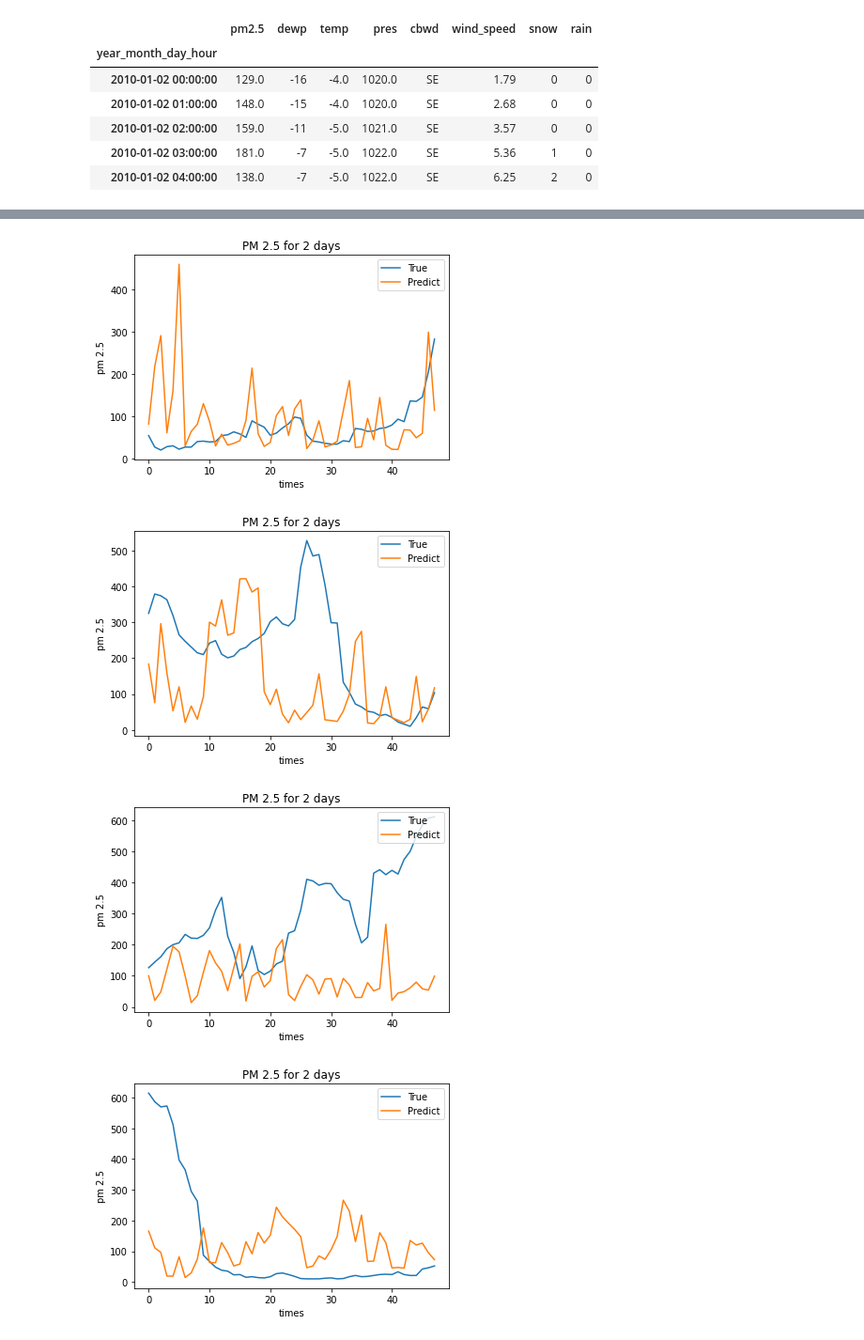
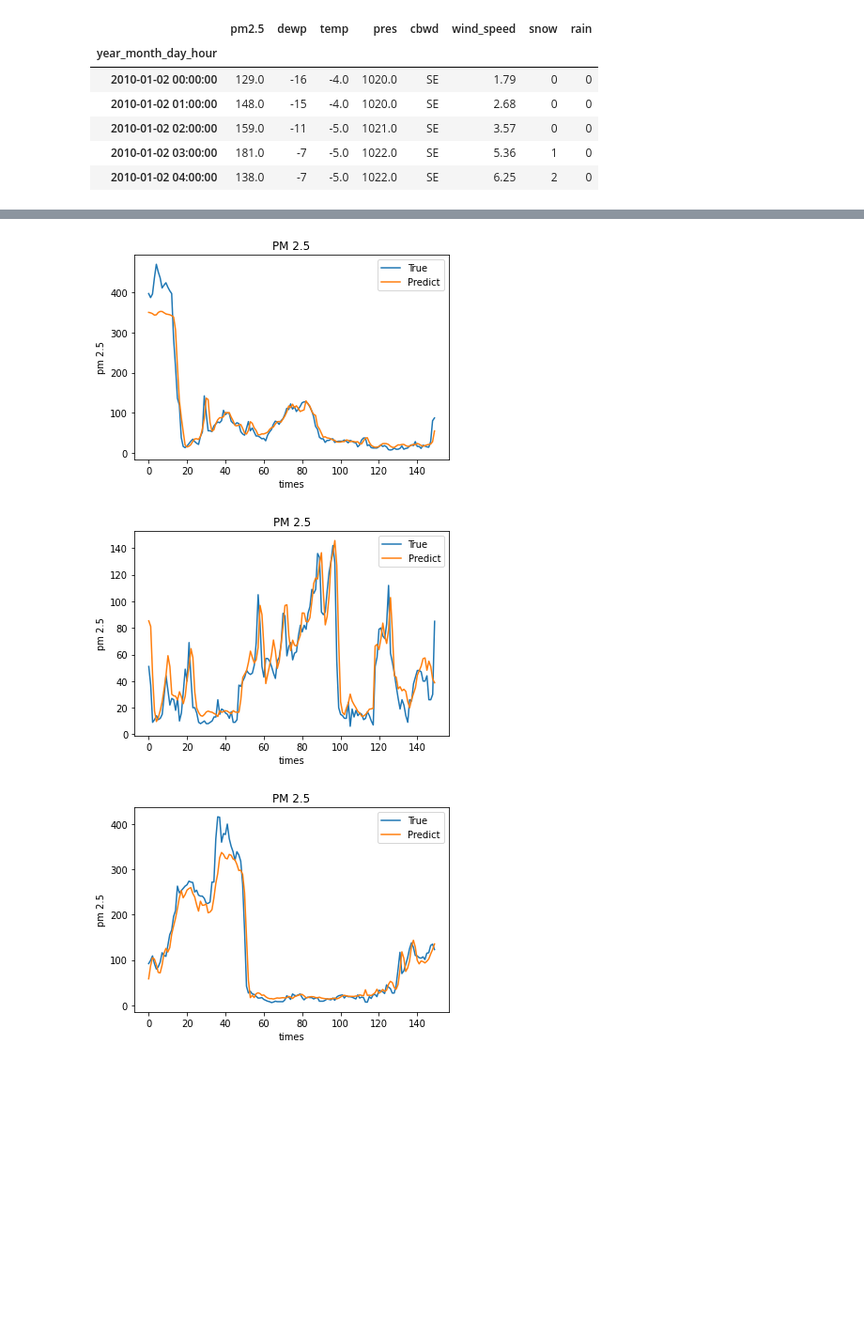
Before and after one commit to Gun1Yun/DL_Study, a Jupyter notebook: RNN/lstm_layer.ipynb, the cells around one changed output, grey strips where cells are left out. Shown at 94% size. Cells and saved outputs as stored; diff of their text form; code cells hidden in the pictures; blank space fills up the shorter version.

```diff
--- a/RNN/lstm_layer.ipynb
+++ b/RNN/lstm_layer.ipynb
@@ -1,5 +1,5 @@
 # %%
-GPU = False
+GPU = True
 
 if GPU:
     import cupy as np
@@ -265,17 +260,21 @@ class Model:
         lstm_b = np.zeros(4*H).astype('f')
 
         # He
-        fc_W = (rand(H, 1)/ np.sqrt(2/H)).astype('f')
-        fc_b = np.zeros(1).astype('f')
+        fc_W1 = (rand(H, 1)/ np.sqrt(H/2)).astype('f')
+        fc_b1 = np.zeros(1).astype('f')
+        fc_W2 = (rand(H, 1)/ np.sqrt(H/2)).astype('f')
+        fc_b2 = np.zeros(1).astype('f')
+
 
         # layer
         self.layers = [
             TimeLSTM(lstm_Wx, lstm_Wh, lstm_b, stateful=True),
-            TimeFC(fc_W, fc_b)
+            TimeFC(fc_W1, fc_b1)
         ]
         self.loss_layer = TimeMSE()
 
         self.params, self.grads = [], []
+
         for layer in self.layers:
             self.params += layer.params
             self.grads += layer.grads
@@ -461,36 +474,25 @@ plt.show()
 # %%
 ## last
 import numpy
 
 model.reset_state()
-pm = test_y.reshape(-1, 1)
+true = test_y
+predict = model.predict(test_X)
+if GPU:
+    predict = np.asnumpy(predict)
 
-predict = numpy.array([])
-for i in range(20):
-    idx = i*batch_size
-    xs = test_X[idx:idx+64].reshape(-1, 8)
-    xs = scaler_x.transform(xs)
-    xs = xs.reshape(64, 24, 8)
-    p = model.predict(xs)
-    k = p[:, -1]
-    # l = scaler_y.inverse_transform(np.asnumpy(k))  # for cupy(GPU)
+def graph(x_range, iters):
+    for i in range(iters):
+        plt.title('PM 2.5')
+        plt.plot(range(x_range), true[i*x_range:(i+1)*x_range], label='True')
+        plt.plot(range(x_range), predict[i*x_range:(i+1)*x_range], label='Predict')
+        plt.xlabel('times')
+        plt.ylabel('pm 2.5')
+        plt.legend(loc='upper right')
+        plt.show()
 
-    predict = numpy.append(predict, k.reshape(-1))
-
-
-for i in range(10):
-    plt.title('PM 2.5 for 2 days')
-    plt.plot(range(48), pm[i*48:i*48 + 48], label='True')
-    plt.plot(range(48), predict[i*48:i*48 + 48], label='Predict')
-    plt.xlabel('times')
-    plt.ylabel('pm 2.5')
-    plt.legend(loc='upper right')
-    plt.show()
-
-print(MSE(pm, predict))
-print(np.sqrt(MSE(pm, predict)))
+graph(150, 3)
 # %% [output]
-[figure, old version]
+[figure, new version]
-[figure, old version]
+[figure, new version]
-[figure, old version]
+[figure, new version]
-[figure, removed]
```
Also changed, not shown: parts of 8 cells of this notebook.
